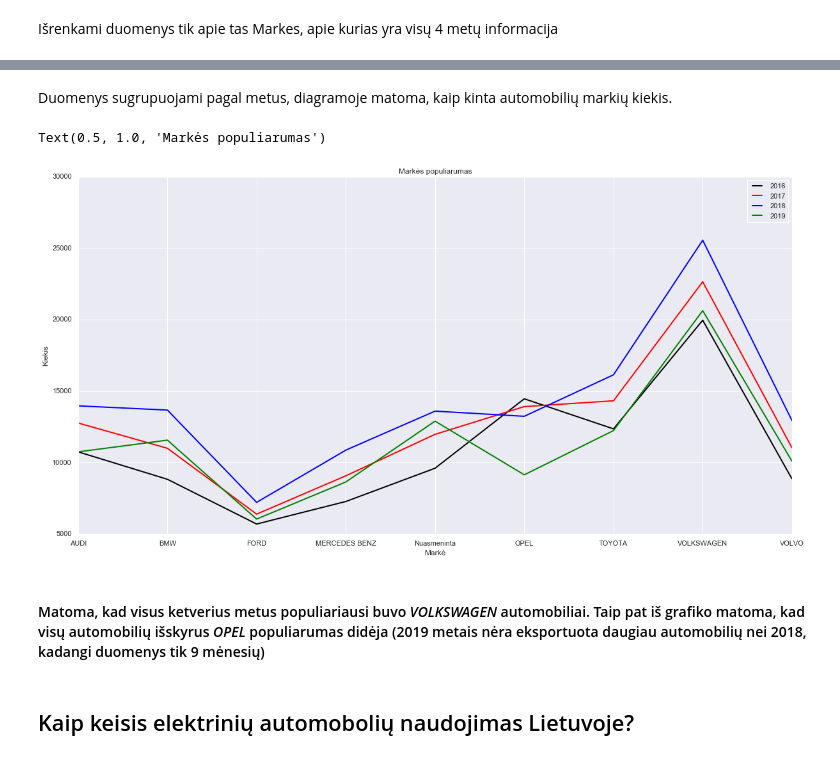
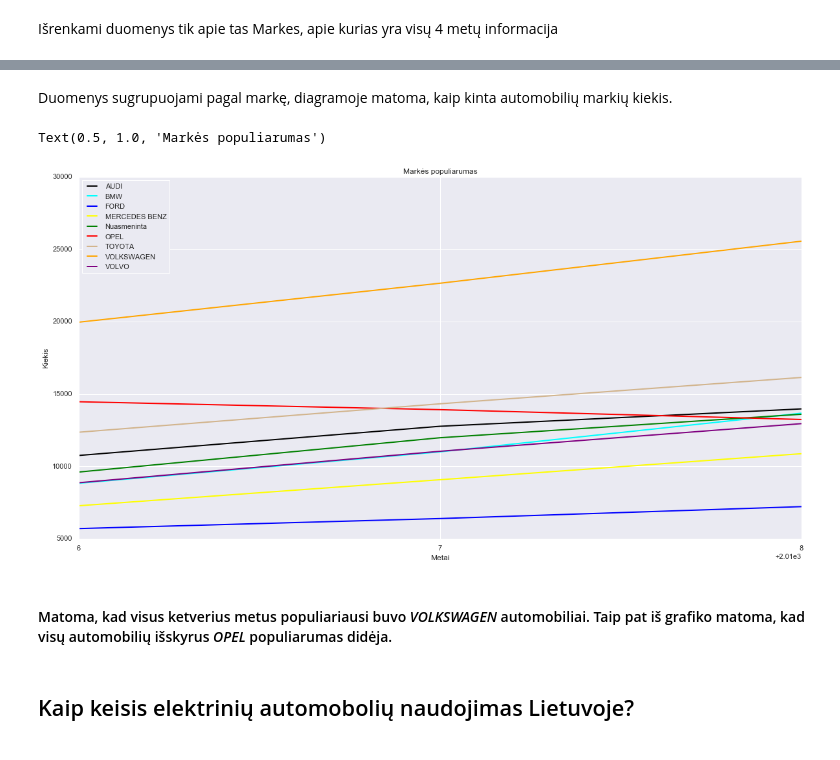
Before and after one commit to AlgirdasKartavicius/MM_2miniProjektas, a Jupyter notebook: 2MiniProjektas.ipynb, the cells around one changed output, grey strips where cells are left out. Drawn from its saved outputs; the diff is of its cells as text; code cells hidden in the pictures.

Commit message:
1 pakeistas pagal pastabas, kiti patobulinimai

```diff
--- a/2MiniProjektas.ipynb
+++ b/2MiniProjektas.ipynb
@@ -131,6 +142,7 @@ Text(0.5, 1.0, 'Benzino populiarumas pagal valstybę')
 Išrenkamos automobilių markės, kurių kiekis kiekvienais metais didesnis nei 5000.
 # %%
 brand_data = raw_data[raw_data[pirm_reg].notnull()]
+brand_data = brand_data[brand_data['PIRM_REG_DATA_LT'] < '2019']
 brand_data[pirm_reg] =pd.to_datetime(brand_data[pirm_reg], errors='coerce')
 grouped_popular = brand_data.groupby([brand_data [pirm_reg].dt.year,'MARKE'])['MARKE'].count().to_frame('MARKE_COUNT').reset_index()
 filtered_popular =grouped_popular[grouped_popular['MARKE_COUNT'] > 5000]
@@ -138,11 +150,11 @@ filtered_popular =grouped_popular[grouped_popular['MARKE_COUNT'] > 5000]
 Išrenkami duomenys tik apie tas Markes, apie kurias yra visų 4 metų informacija
 # %%
 brand_df =  filtered_popular.groupby([filtered_popular['MARKE'],])[pirm_reg].count().to_frame('MARKE_COUNT_YEAR').reset_index()
-filtered_markes_df = brand_df['MARKE_COUNT_YEAR'] == 4
+filtered_markes_df = brand_df['MARKE_COUNT_YEAR'] == 3
 filtered_markes = filtered_popular['MARKE'].isin(brand_df[filtered_markes_df]['MARKE'])
 final_popular_brand_df = filtered_popular[filtered_markes]
-grouped = final_popular_brand_df.groupby(pirm_reg)
-final_popular_brand_df
+grouped = final_popular_brand_df.groupby(['MARKE'])
+final_popular_brand_df.head(10)
 # %% [output]
 |  | PIRM_REG_DATA_LT | MARKE | MARKE_COUNT |
 | 35 | 2016 | AUDI | 10749 |
@@ -164,24 +170,30 @@ final_popular_brand_df
 # %% [markdown]
-Duomenys sugrupuojami pagal metus, diagramoje matoma, kaip kinta automobilių markių kiekis.
+Duomenys sugrupuojami pagal markę, diagramoje matoma, kaip kinta automobilių markių kiekis.
 # %%
 
 plt.figure(figsize=(20,10))
-plt.plot( 'MARKE', 'MARKE_COUNT', data=grouped.get_group(2016), marker='', color='black', linewidth=2, label='2016')
-plt.plot( 'MARKE', 'MARKE_COUNT', data=grouped.get_group(2017), marker='', color='red', linewidth=2, label='2017')
-plt.plot( 'MARKE', 'MARKE_COUNT', data=grouped.get_group(2018), marker='', color='blue', linewidth=2, label='2018')
-plt.plot( 'MARKE', 'MARKE_COUNT', data=grouped.get_group(2019), marker='', color='green', linewidth=2, label='2019')
+plt.xticks(np.arange(2016, 2020, 1.0))
+plt.plot( 'PIRM_REG_DATA_LT', 'MARKE_COUNT', data=grouped.get_group('AUDI'), marker='', color='black', linewidth=2, label='AUDI')
+plt.plot( 'PIRM_REG_DATA_LT', 'MARKE_COUNT', data=grouped.get_group('BMW'), marker='', color='cyan', linewidth=2, label='BMW')
+plt.plot( 'PIRM_REG_DATA_LT', 'MARKE_COUNT', data=grouped.get_group('FORD'), marker='', color='blue', linewidth=2, label='FORD')
+plt.plot( 'PIRM_REG_DATA_LT', 'MARKE_COUNT', data=grouped.get_group('MERCEDES BENZ'), marker='', color='yellow', linewidth=2, label='MERCEDES BENZ')
+plt.plot( 'PIRM_REG_DATA_LT', 'MARKE_COUNT', data=grouped.get_group('Nuasmeninta'), marker='', color='green', linewidth=2, label='Nuasmeninta')
+plt.plot( 'PIRM_REG_DATA_LT', 'MARKE_COUNT', data=grouped.get_group('OPEL'), marker='', color='red', linewidth=2, label='OPEL')
+plt.plot( 'PIRM_REG_DATA_LT', 'MARKE_COUNT', data=grouped.get_group('TOYOTA'), marker='', color='tan', linewidth=2, label='TOYOTA')
+plt.plot( 'PIRM_REG_DATA_LT', 'MARKE_COUNT', data=grouped.get_group('VOLKSWAGEN'), marker='', color='Orange', linewidth=2, label='VOLKSWAGEN')
+plt.plot( 'PIRM_REG_DATA_LT', 'MARKE_COUNT', data=grouped.get_group('VOLVO'), marker='', color='Purple', linewidth=2, label='VOLVO')
 
 
-plt.legend()
+plt.legend(loc='best')
 
-plt.xlabel('Markė')
+plt.xlabel('Metai')
 plt.ylabel('Kiekis')
 plt.title('Markės populiarumas')
 # %% [output]
 Text(0.5, 1.0, 'Markės populiarumas')
-[figure, old version]
+[figure, new version]
 # %% [markdown]
-#### Matoma, kad visus ketverius metus populiariausi buvo _VOLKSWAGEN_ automobiliai.   Taip pat iš grafiko matoma, kad visų automobilių išskyrus *OPEL* populiarumas didėja (2019 metais nėra eksportuota daugiau automobilių nei 2018, kadangi duomenys tik 9 mėnesių)
+#### Matoma, kad visus ketverius metus populiariausi buvo _VOLKSWAGEN_ automobiliai.   Taip pat iš grafiko matoma, kad visų automobilių išskyrus *OPEL* populiarumas didėja.
 # %% [markdown]
 ## Kaip keisis elektrinių automobolių naudojimas Lietuvoje?
 # %%
```
Also changed, not shown: parts of 28 cells of this notebook.
